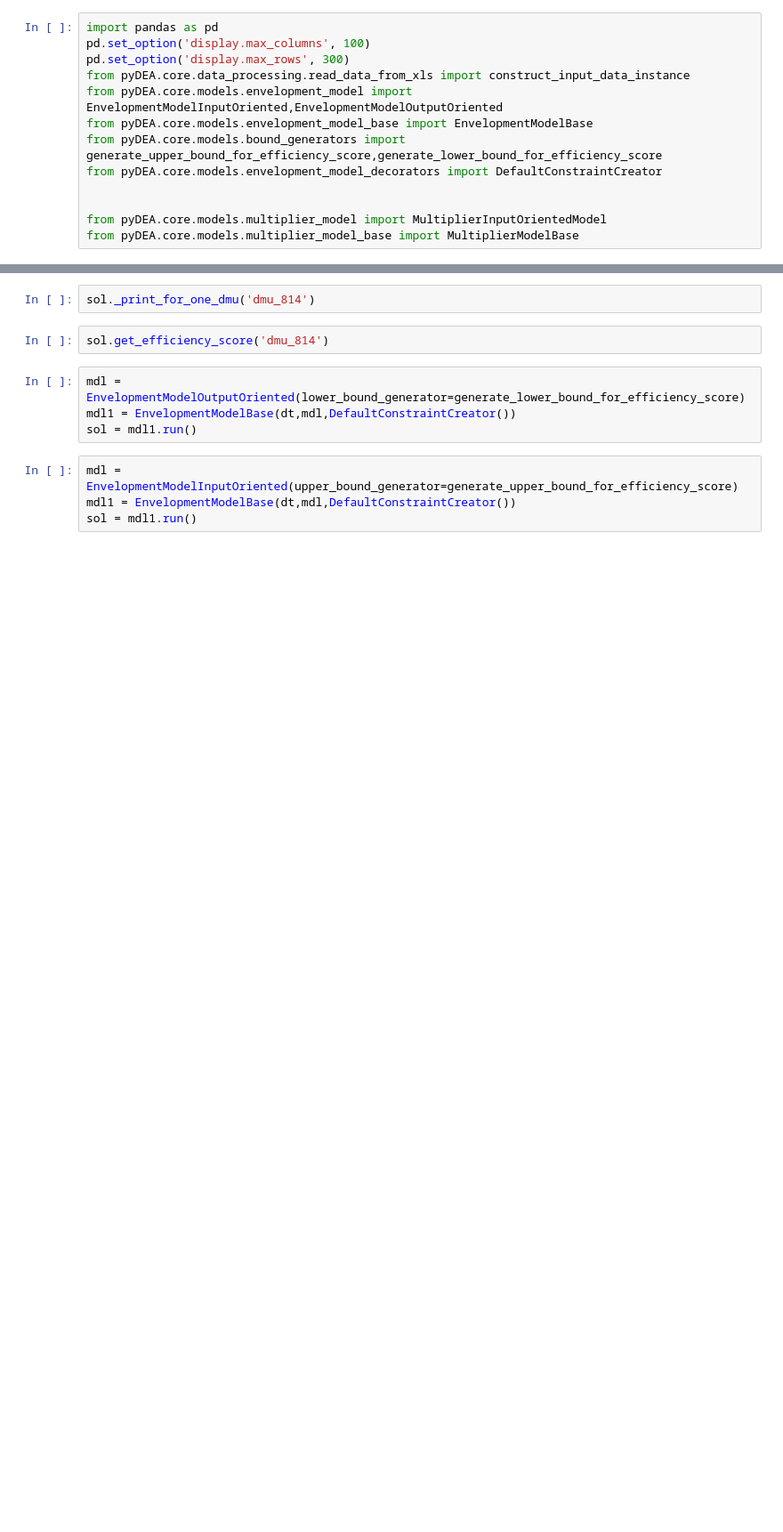
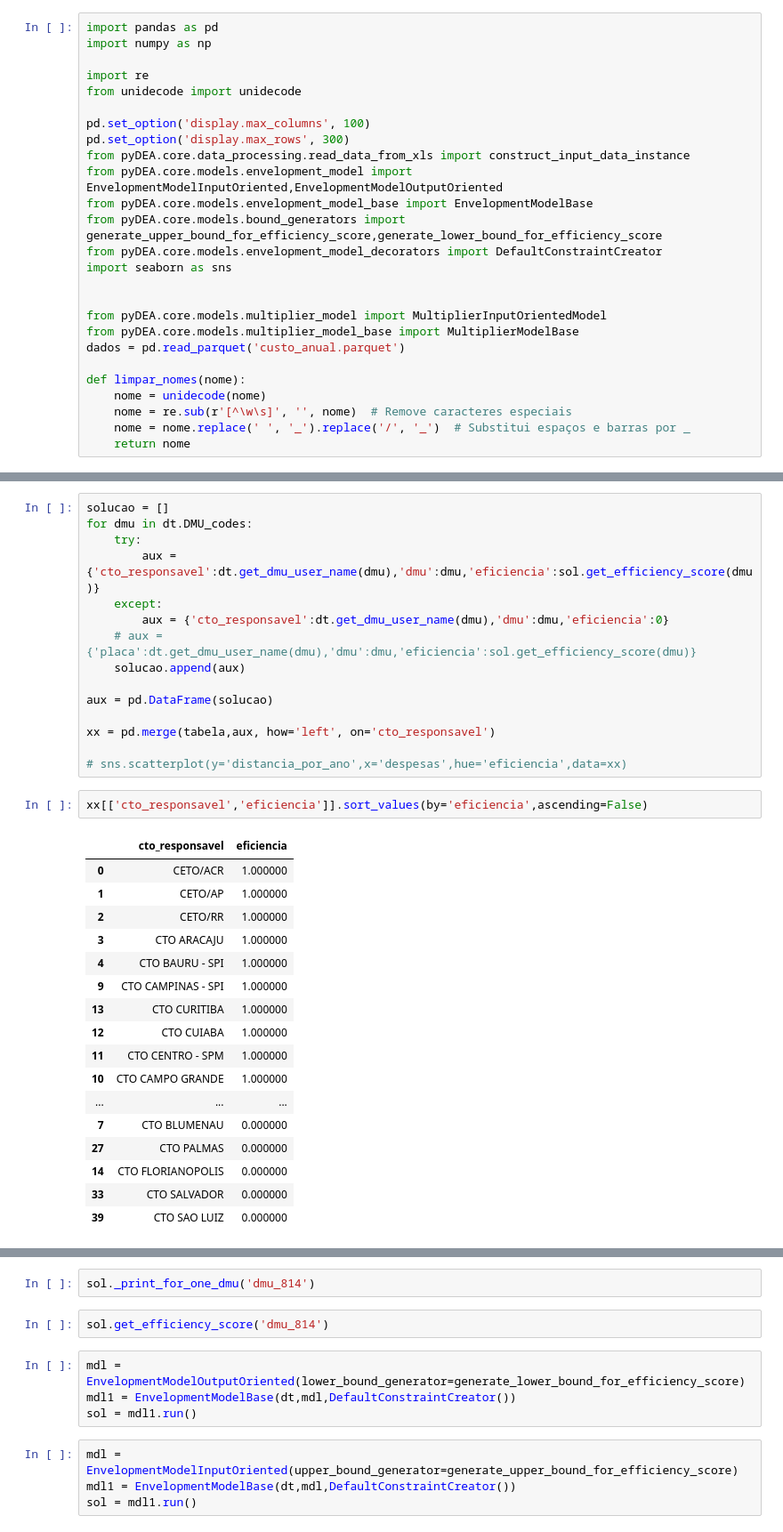
Before and after one commit to 1moi6/tccs, a Jupyter notebook: varios/dea2.ipynb, the cells around one changed output, grey strips where cells are left out. Shown at 89% size. Saved outputs shown, nothing was run; the diff lists cells and outputs as text; blank space fills up the shorter version.

```diff
--- a/varios/dea2.ipynb
+++ b/varios/dea2.ipynb
@@ -1,5 +1,10 @@
 # %%
 import pandas as pd
+import numpy as np
+
+import re
+from unidecode import unidecode
+
 pd.set_option('display.max_columns', 100)
 pd.set_option('display.max_rows', 300)
 from pyDEA.core.data_processing.read_data_from_xls import construct_input_data_instance
@@ -7,7 +12,15 @@ from pyDEA.core.models.envelopment_model import EnvelopmentModelInputOriented,En
 from pyDEA.core.models.envelopment_model_base import EnvelopmentModelBase
 from pyDEA.core.models.bound_generators import generate_upper_bound_for_efficiency_score,generate_lower_bound_for_efficiency_score
 from pyDEA.core.models.envelopment_model_decorators import DefaultConstraintCreator
+import seaborn as sns
 
 
 from pyDEA.core.models.multiplier_model import MultiplierInputOrientedModel
 from pyDEA.core.models.multiplier_model_base import MultiplierModelBase
+dados = pd.read_parquet('custo_anual.parquet')
+
+def limpar_nomes(nome):
+    nome = unidecode(nome)
+    nome = re.sub(r'[^\w\s]', '', nome)  # Remove caracteres especiais
+    nome = nome.replace(' ', '_').replace('/', '_')  # Substitui espaços e barras por _
+    return nome
@@ -24,0 +190,35 @@ dt.add_input_category('abastecimento')
+# %%
+solucao = []
+for dmu in dt.DMU_codes:
+    try:
+        aux = {'cto_responsavel':dt.get_dmu_user_name(dmu),'dmu':dmu,'eficiencia':sol.get_efficiency_score(dmu)}
+    except:
+        aux = {'cto_responsavel':dt.get_dmu_user_name(dmu),'dmu':dmu,'eficiencia':0}
+    # aux = {'placa':dt.get_dmu_user_name(dmu),'dmu':dmu,'eficiencia':sol.get_efficiency_score(dmu)}
+    solucao.append(aux)
+
+aux = pd.DataFrame(solucao)
+
+xx = pd.merge(tabela,aux, how='left', on='cto_responsavel')
+
+# sns.scatterplot(y='distancia_por_ano',x='despesas',hue='eficiencia',data=xx)
+# %%
+xx[['cto_responsavel','eficiencia']].sort_values(by='eficiencia',ascending=False)
+# %% [output]
+|  | cto_responsavel | eficiencia |
+| 0 | CETO/ACR | 1.000000 |
+| 1 | CETO/AP | 1.000000 |
+| 2 | CETO/RR | 1.000000 |
+| 3 | CTO ARACAJU | 1.000000 |
+| 4 | CTO BAURU - SPI | 1.000000 |
+| 9 | CTO CAMPINAS - SPI | 1.000000 |
+| 13 | CTO CURITIBA | 1.000000 |
+| 12 | CTO CUIABA | 1.000000 |
+| 11 | CTO CENTRO - SPM | 1.000000 |
+| 10 | CTO CAMPO GRANDE | 1.000000 |
+| ... | ... | ... |
+| 7 | CTO BLUMENAU | 0.000000 |
+| 27 | CTO PALMAS | 0.000000 |
+| 14 | CTO FLORIANOPOLIS | 0.000000 |
+| 33 | CTO SALVADOR | 0.000000 |
+| 39 | CTO SAO LUIZ | 0.000000 |
```
Also changed, not shown: parts of 12 cells of this notebook, 2 other files.
